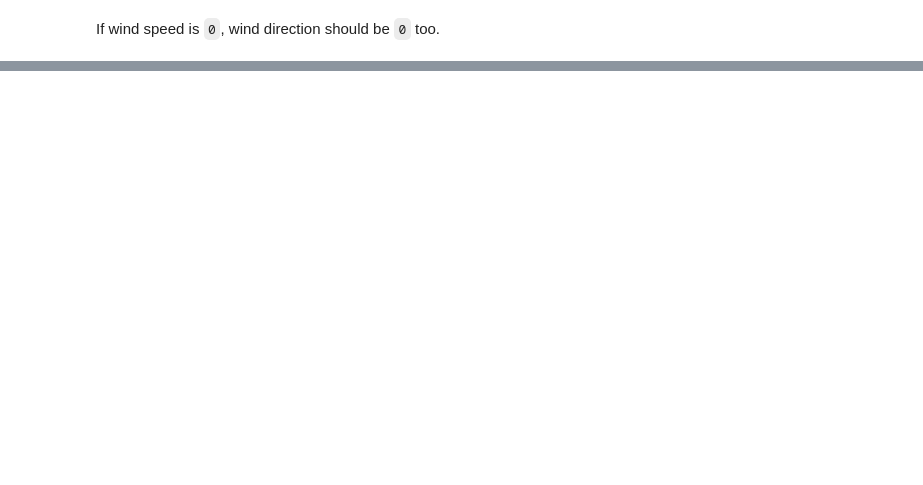
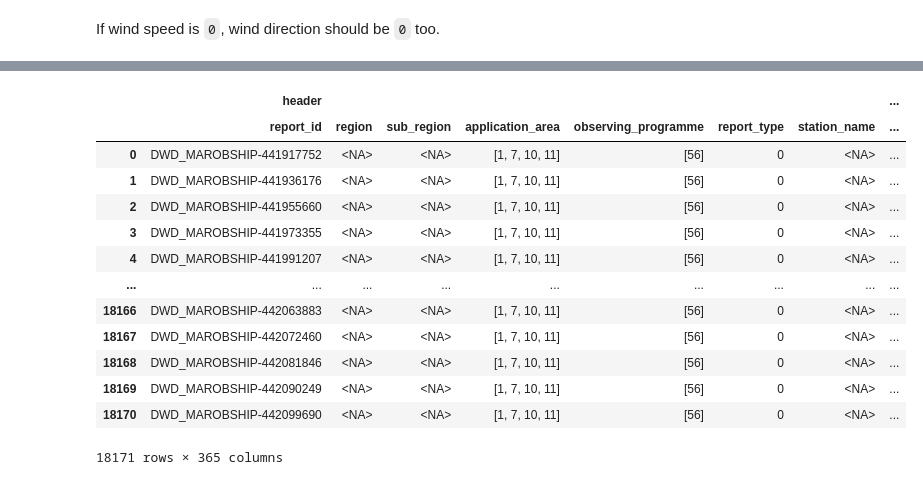
Before and after one commit to ludwiglierhammer/jupyter_notebooks, a Jupyter notebook: apply_marine_qc_on_marob.ipynb, the cells around one changed output, grey strips where cells are left out. Saved outputs shown, nothing was run; the diff lists cells and outputs as text; code cells hidden in the pictures; blank space fills up the shorter version.

Commit message:
map MAROB data to the CDM

```diff
--- a/apply_marine_qc_on_marob.ipynb
+++ b/apply_marine_qc_on_marob.ipynb
@@ -506,0 +524,2 @@ If wind speed is `0`, wind direction should be `0` too.
+# %%
+db_marob = map_model(df, imodel="marob")
@@ -506,0 +528,17 @@ If wind speed is `0`, wind direction should be `0` too.
+# %%
+db_marob
+# %% [output]
+|  | header |  |  |  |  |  |  | ... |
+|  | report_id | region | sub_region | application_area | observing_programme | report_type | station_name | ... |
+| 0 | DWD_MAROBSHIP-441917752 | <NA> | <NA> | [1, 7, 10, 11] | [56] | 0 | <NA> | ... |
+| 1 | DWD_MAROBSHIP-441936176 | <NA> | <NA> | [1, 7, 10, 11] | [56] | 0 | <NA> | ... |
+| 2 | DWD_MAROBSHIP-441955660 | <NA> | <NA> | [1, 7, 10, 11] | [56] | 0 | <NA> | ... |
+| 3 | DWD_MAROBSHIP-441973355 | <NA> | <NA> | [1, 7, 10, 11] | [56] | 0 | <NA> | ... |
+| 4 | DWD_MAROBSHIP-441991207 | <NA> | <NA> | [1, 7, 10, 11] | [56] | 0 | <NA> | ... |
+| ... | ... | ... | ... | ... | ... | ... | ... | ... |
+| 18166 | DWD_MAROBSHIP-442063883 | <NA> | <NA> | [1, 7, 10, 11] | [56] | 0 | <NA> | ... |
+| 18167 | DWD_MAROBSHIP-442072460 | <NA> | <NA> | [1, 7, 10, 11] | [56] | 0 | <NA> | ... |
+| 18168 | DWD_MAROBSHIP-442081846 | <NA> | <NA> | [1, 7, 10, 11] | [56] | 0 | <NA> | ... |
+| 18169 | DWD_MAROBSHIP-442090249 | <NA> | <NA> | [1, 7, 10, 11] | [56] | 0 | <NA> | ... |
+| 18170 | DWD_MAROBSHIP-442099690 | <NA> | <NA> | [1, 7, 10, 11] | [56] | 0 | <NA> | ... |
+18171 rows × 365 columns
```
Also changed, not shown: parts of 38 cells of this notebook.
